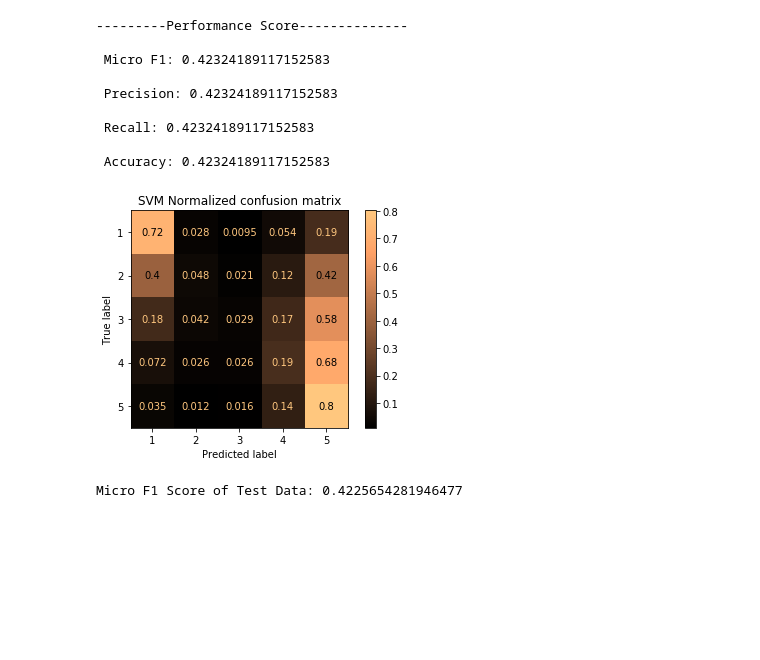
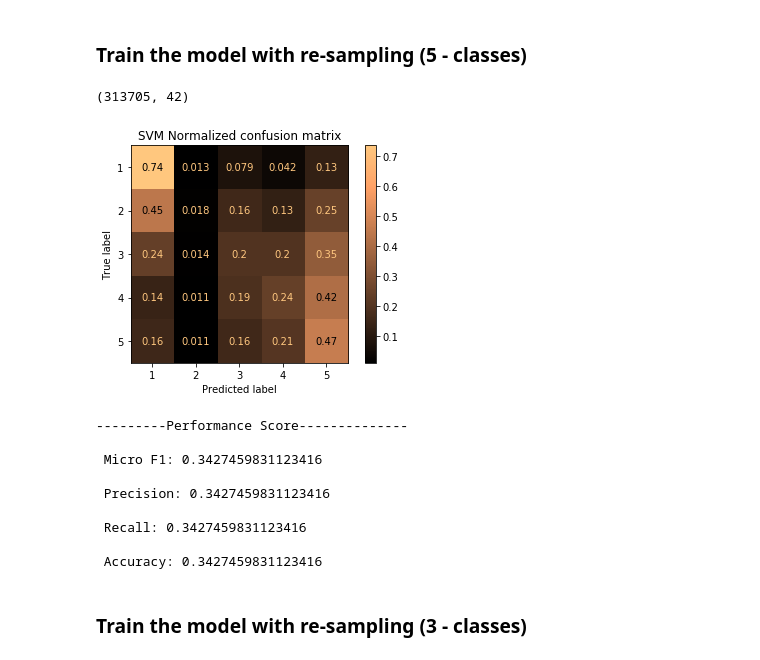
Before and after one commit to OnerInce/ml-earthquake, a Jupyter notebook: svm.ipynb, the cells around one changed output. Drawn from its saved outputs; the diff is of its cells as text; code cells hidden in the pictures; blank space fills up the shorter version.

```diff
--- a/svm.ipynb
+++ b/svm.ipynb
@@ -45,0 +12,10 @@ X_test = sc.fit_transform(X_test)
+# %%
+target = data.target
+feature = data.drop('target', axis=1)
+# %%
+X_train, X_test, y_train, y_test = train_test_split(feature, target, test_size = 0.2, random_state = 31)
+y_test_3_class = ["Low" if x == 1 or x == 2 else "Medium" if x == 3  else 'High' for x in y_test]
+y_train_3_class = ["Low" if i == 1 or i == 2 else "Medium" if i == 3  else 'High' for i in y_train]
+
+print(X_train.shape)
+print(y_train.shape)
@@ -98,43 +36,54 @@ testing time(HH:MM:SS:ms) - 0:00:00.017016
+# %% [markdown]
+### Train the model with re-sampling (5 - classes)
+# %%
+sm = SMOTEENN(random_state = 27, n_jobs = -1)
+
+X_train_sampled_5_class, y_train_sampled_5_class = sm.fit_sample(X_train, y_train)
+# %%
+print(X_train_sampled_5_class.shape)
+# %% [output]
+(313705, 42)
+# %%
+feature_map_rbf = RBFSampler(gamma = 0.0001, random_state = 1, n_components = 40)
+X_Train_mapped_5_class = feature_map_rbf.fit_transform(X_train_sampled_5_class)
+clf = SGDClassifier(penalty = "elasticnet", loss = "modified_huber", n_jobs = -1,
+                    n_iter_no_change = 500, class_weight = "balanced")
 # %%
-# See the result of the model with Validation Set
+clf.fit(X_Train_mapped_5_class, y_train_sampled_5_class)
+
+X_Test_mapped_5_class = feature_map_rbf.fit_transform(X_test)
+y_pred = clf.predict(X_Test_mapped_5_class)
+
+# Plot normalized confusion matrix
+classes = ["1", "2", "3", "4", "5"]
+title = "SVM Normalized confusion matrix"
+disp = plot_confusion_matrix(clf, X_Test_mapped_5_class, y_test, display_labels = classes, cmap = "copper", normalize = "true")
+disp.ax_.set_title(title)
+
+plt.show()
+
+# See the result of the model with Test Set
 
 print('---------Performance Score--------------')
-accuracy = accuracy_score(y_true = y_val, y_pred = y_pred)
-precision= precision_score(y_true = y_val, y_pred = y_pred, average = 'micro')
-recall = recall_score(y_true = y_val, y_pred = y_pred, average = 'micro')
-micro_f1 = f1_score(y_true = y_val, y_pred = y_pred, average = 'micro')
+accuracy = accuracy_score(y_true = y_test, y_pred = y_pred)
+precision= precision_score(y_true = y_test, y_pred = y_pred, average = 'micro')
+recall = recall_score(y_true = y_test, y_pred = y_pred, average = 'micro')
+micro_f1 = f1_score(y_true = y_test, y_pred = y_pred, average = 'micro')
 
 print('\n Micro F1: {}'.format(micro_f1))
 print('\n Precision: {}'.format(precision))
 print('\n Recall: {}'.format(recall))
 print('\n Accuracy: {}\n'.format(accuracy))
 # %% [output]
+[figure, added]
 ---------Performance Score--------------
 
- Micro F1: 0.42324189117152583
+ Micro F1: 0.3427459831123416
 
- Precision: 0.42324189117152583
+ Precision: 0.3427459831123416
 
- Recall: 0.42324189117152583
+ Recall: 0.3427459831123416
 
- Accuracy: 0.42324189117152583
+ Accuracy: 0.3427459831123416
-# %%
-# Plot normalized confusion matrix
-classes = ["1", "2", "3", "4", "5"]
-title = "SVM Normalized confusion matrix"
-disp = plot_confusion_matrix(grid, X_test, y_test, display_labels = classes, cmap = "copper", normalize = "true")
-disp.ax_.set_title(title)
-
-plt.show()
-# %% [output]
-[figure, removed]
-# %%
-# See the result of the model with Test Set
-
-test_transformed = svm_nystroem.transform(X_test)
-
-test_pred = grid.predict(X_test)
-micro_f1 = f1_score(y_true = y_test, y_pred = test_pred, average = 'micro')
-print('Micro F1 Score of Test Data: {}'.format(micro_f1))
-# %% [output]
-Micro F1 Score of Test Data: 0.4225654281946477
+# %% [markdown]
+### Train the model with re-sampling (3 - classes)
```
Also changed, not shown: parts of 16 cells of this notebook.
